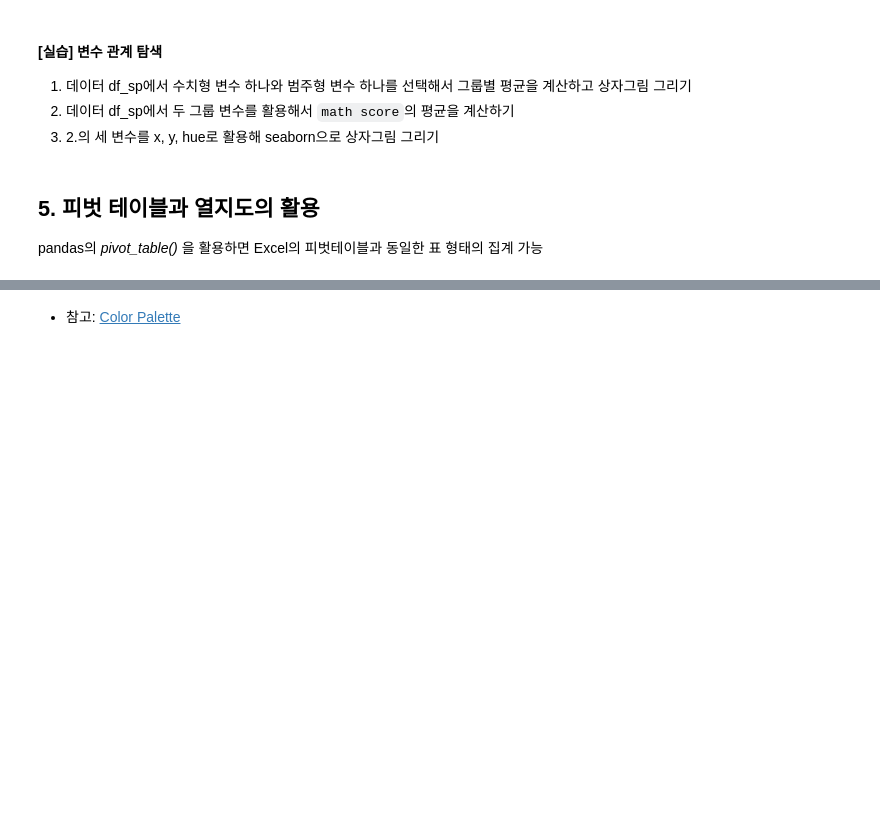
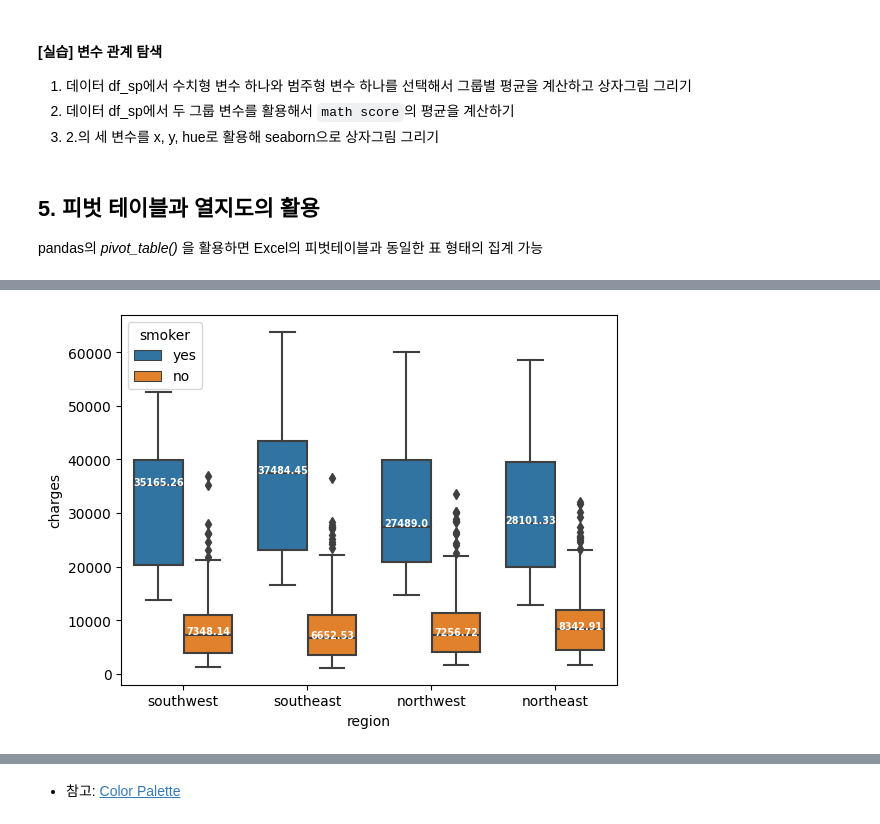
Before and after one commit to jonhpark7966/fastcampus_python_data_analysis, a Jupyter notebook: 20231010_remote/04_데이터 집계와 시각화.ipynb, the cells around one changed output, grey strips where cells are left out. Saved outputs shown, nothing was run; the diff lists cells and outputs as text; code cells hidden in the pictures; blank space fills up the shorter version.

```diff
--- a/20231010_remote/04_데이터 집계와 시각화.ipynb
+++ b/20231010_remote/04_데이터 집계와 시각화.ipynb
@@ -266,3 +263,6 @@ df_heights[['father','son']].corr()
+# %%
+df_ins['smo_reg'] = df_ins['smoker'] + '_' + df_ins['region']
+df_ins
 # %% [markdown]
 <br>
 
@@ -362,0 +408,29 @@ sns.heatmap(agg2_wide)
+# %%
+import matplotlib.pyplot as plt
+import seaborn as sns
+import numpy as np
+
+# 샘플 데이터
+# df_ins = ... 여기에 실제 데이터를 할당
+
+# Boxplot 그리기
+ax = sns.boxplot(data=df_ins, x='region', y='charges', hue='smoker')
+
+# 각 상자마다 중위수를 얻고, 그 값을 텍스트로 그래프에 표시
+medians = df_ins.groupby(['region', 'smoker'])['charges'].median().sort_index(ascending=False)
+medians_labels = [str(np.round(s, 2)) for s in medians]
+
+# GROUP INDEX TUPLES
+grps = [(i, 2*i, 2*i+1) for i in range(4)]
+# [(0,0,1), (1,2,3), (2,4,5), (3,6,7)]
+
+pos = range(len(medians))
+
+for tick, label in zip(grps, ax.get_xticklabels()):
+    ax.text(tick[0]-0.2, medians[tick[1]], medians_labels[tick[1]],
+               ha='center', size='x-small', color='w', weight='semibold')
+
+    ax.text(tick[0]+0.2, medians[tick[2]], medians_labels[tick[2]],
+               ha='center', size='x-small', color='w', weight='semibold')
+# %% [output]
+[figure, added]
```
Also changed, not shown: parts of 64 cells of this notebook, 1 other file.
